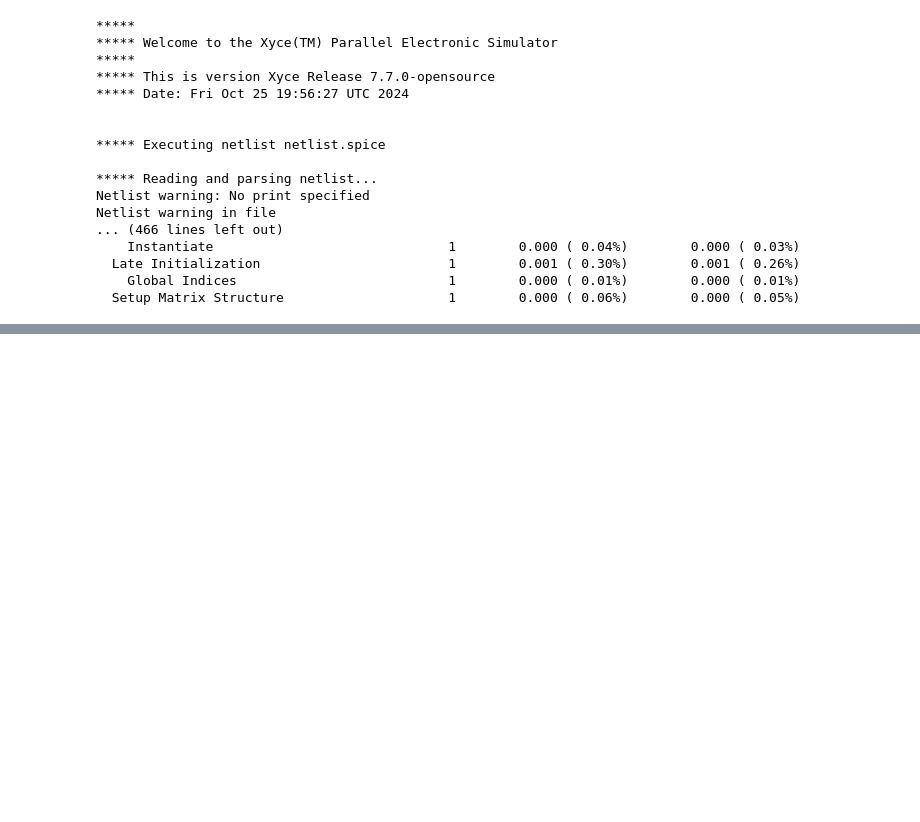
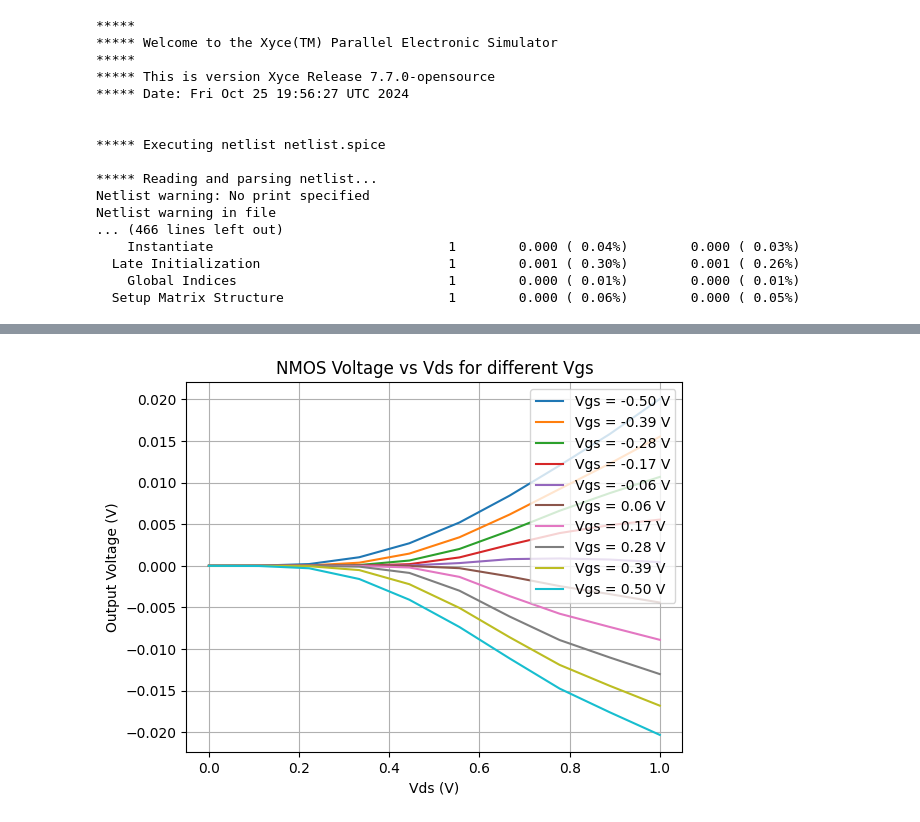
Before and after one commit to Jonas-Metzger/analog-mlp-circuit, a Jupyter notebook: sky130.ipynb, the cells around one changed output, grey strips where cells are left out. Cells and saved outputs as stored; diff of their text form; code cells hidden in the pictures; blank space fills up the shorter version.

```diff
--- a/sky130.ipynb
+++ b/sky130.ipynb
@@ -349,0 +254,89 @@ Netlist warning in file /tmp/tmpykcammvz/input.cir at or near line 2
+# %%
+import matplotlib.pyplot as plt
+from PySpice.Spice.Library import SpiceLibrary
+from PySpice.Probe.Plot import plot
+from PySpice.Spice.Netlist import Circuit
+from PySpice.Unit import *
+import numpy as np
+# Create a minimal circuit simulation of the NMOS model
+circuit = Circuit('NMOS Characteristic Curves')
+circuit.lib(f'/root/miniforge3/share/pdk/sky130A/libs.tech/ngspice/sky130.lib.spice', 'tt')
+# silence xyce warnings
+logging.basicConfig(filename='pyspice_warnings.log', level=logging.WARNING, format='%(asctime)s - %(name)s - %(levelname)s - %(message)s')
+pyspice_logger = logging.getLogger('PySpice')
+pyspice_logger.setLevel(logging.WARNING)
+
+
+
+
+# Define the NMOS transistor
+
+circuit.X('pfet',  'sky130_fd_pr__pfet_01v8', 'drain', 'gate', 'vdd1', '0', l=0.15, w=1.4,)
+circuit.X('nfet',  'sky130_fd_pr__nfet_01v8', 'drain', 'gate', 'vss1', '0', l=0.15, w=0.5,)
+circuit.R('vss', 'vss', 'vss1', 0@u_Ohm)
+circuit.R('vdd', 'vdd', 'vdd1', 0@u_Ohm)
+
+# Define the voltage sources
+circuit.V('weight', 'gate', '0', 0@u_V)
+circuit.V('inp', 'vdd', circuit.gnd, 0@u_V)
+circuit.V('inn', circuit.gnd, 'vss', 0@u_V)
+
+circuit.R('out', 'drain', 'out', 100@u_Ohm)
+circuit.V('out', 'out', circuit.gnd, 0@u_V)
+
+# Sweep Vgs and Vds
+vgs_values = np.linspace(-0.5, 0.5, 10)  # Gate-Source voltage values
+vds_values = np.linspace(0, 1.0, 10)  # Drain-Source voltage values
+nudge_values = [-0.01, 0, 0.01]
+# Store the results
+results = {}
+update_results = {}
+voltage_results = {}
+
+for vgs in vgs_values:
+    circuit['Vweight'].dc_value = vgs@u_V
+    id_values = {}
+    update_values = {}
+    voltage_values = {}
+    for vds in vds_values:
+        id_values[vds] = {}
+        update_values[vds] = {}
+        voltage_values[vds] = {}
+        for nudge in nudge_values:
+            circuit['Vinp'].dc_value = vds@u_V
+            circuit['Vinn'].dc_value = vds@u_V
+            circuit['Vout'].dc_value = nudge@u_V
+            simulator = circuit.simulator(simulator="xyce-parallel")
+            analysis = simulator.operating_point()
+            id_values[vds][nudge] = float(-analysis["Vout"])
+            update_values[vds][nudge] = float(analysis["drain"]) - float(analysis["out"])
+            voltage_values[vds][nudge] = float(analysis["drain"])
+    results[vgs] = id_values
+    update_results[vgs] = update_values
+    voltage_results[vgs] = voltage_values
+
+# Plot the results
+for vgs in vgs_values:
+    voltage_values = [voltage_results[vgs][vds][0] for vds in vds_values]
+    plt.plot(vds_values, voltage_values, label=f'Vgs = {vgs:.2f} V')
+
+plt.xlabel('Vds (V)')
+plt.ylabel('Output Voltage (V)')
+plt.title('NMOS Voltage vs Vds for different Vgs')
+plt.legend()
+plt.grid()
+plt.show()
+
+
+for vds in vds_values:
+    voltage_values = [voltage_results[vgs][vds][0] for vgs in vgs_values]
+    plt.plot(vgs_values, voltage_values, label=f'Vds = {vds:.2f} V')
+
+plt.xlabel('Vgs (V)')
+plt.ylabel('Output Voltage (V)')
+plt.title('NMOS Voltage vs Vgs for different Vds')
+plt.legend()
+plt.grid()
+plt.show()
+# %% [output]
+[figure, added]
```
Also changed, not shown: parts of 11 cells of this notebook, 4 other files.
